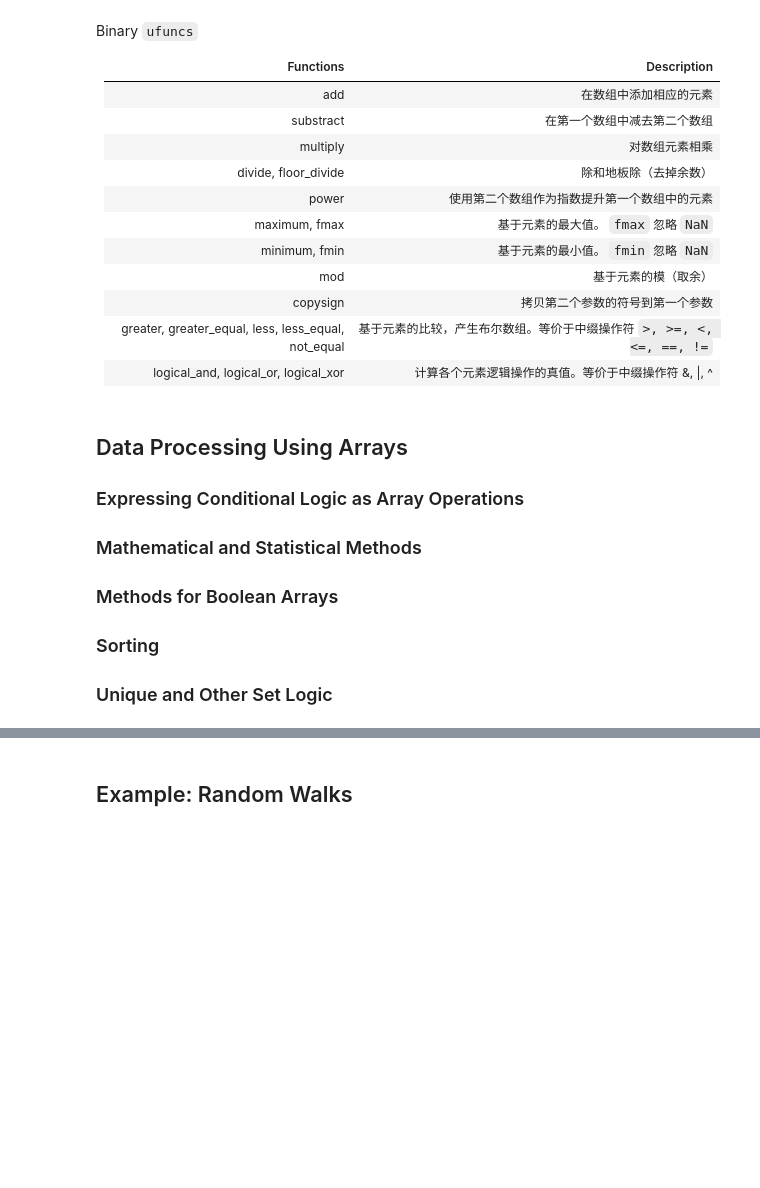
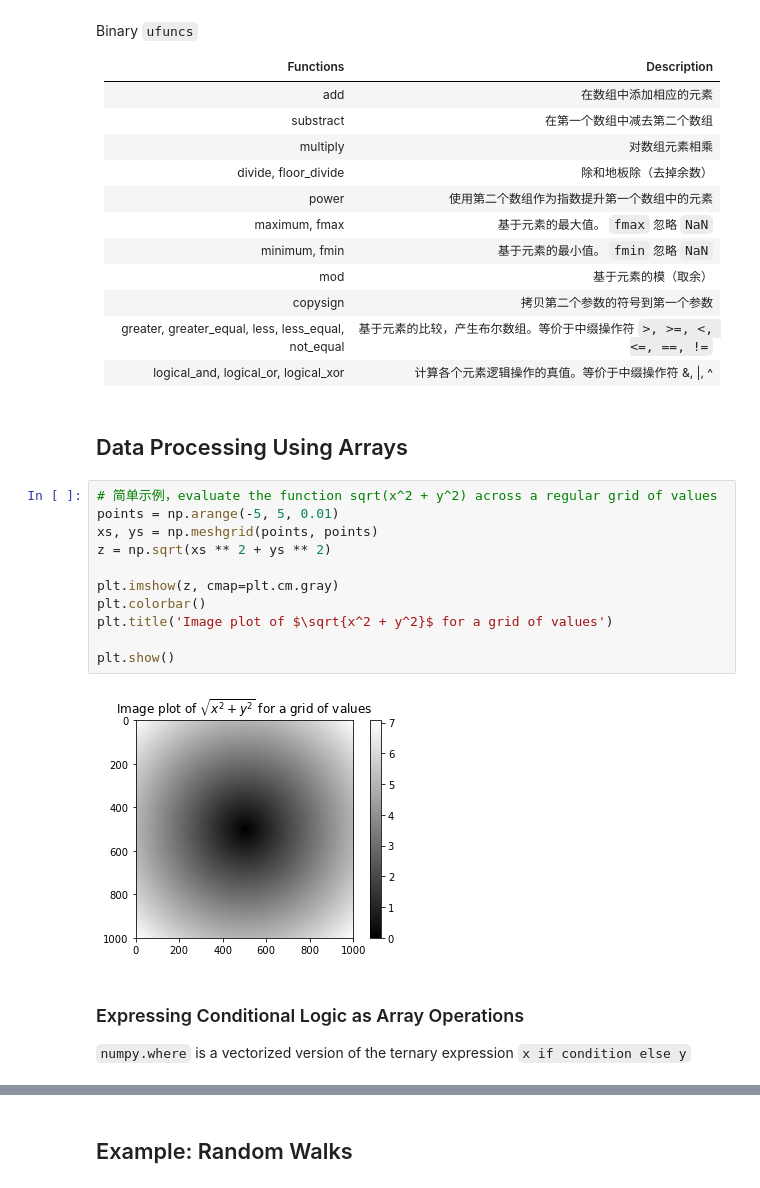
Before and after one commit to ToothlessR/notes-python, a Jupyter notebook: 02.pandas-for-data-analysis/04-numpy-basic.ipynb, the cells around one changed output, grey strips where cells are left out. Cells and saved outputs as stored; diff of their text form; blank space fills up the shorter version.

```diff
--- a/02.pandas-for-data-analysis/04-numpy-basic.ipynb
+++ b/02.pandas-for-data-analysis/04-numpy-basic.ipynb
@@ -174,10 +175,21 @@ mod                           | 基于元素的模（取余）
 copysign                      | 拷贝第二个参数的符号到第一个参数
 greater, greater_equal, less, less_equal, not_equal | 基于元素的比较，产生布尔数组。等价于中缀操作符 `>, >=, <, <=, ==, !=`
 logical_and, logical_or, logical_xor | 计算各个元素逻辑操作的真值。等价于中缀操作符 &, &#x7c;, ^
-# %% [markdown]
-## Data Processing Using Arrays
-### Expressing Conditional Logic as Array Operations
-### Mathematical and Statistical Methods
-### Methods for Boolean Arrays
-### Sorting
-### Unique and Other Set Logic
+# %% [markdown]
+## Data Processing Using Arrays
+# %%
+# 简单示例，evaluate the function sqrt(x^2 + y^2) across a regular grid of values
+points = np.arange(-5, 5, 0.01)
+xs, ys = np.meshgrid(points, points)
+z = np.sqrt(xs ** 2 + ys ** 2)
+
+plt.imshow(z, cmap=plt.cm.gray)
+plt.colorbar()
+plt.title('Image plot of $\sqrt{x^2 + y^2}$ for a grid of values')
+
+plt.show()
+# %% [output]
+[figure, added]
+# %% [markdown]
+### Expressing Conditional Logic as Array Operations
+`numpy.where` is a vectorized version of the ternary expression `x if condition else y`
```
Also changed, not shown: parts of 16 cells of this notebook.
